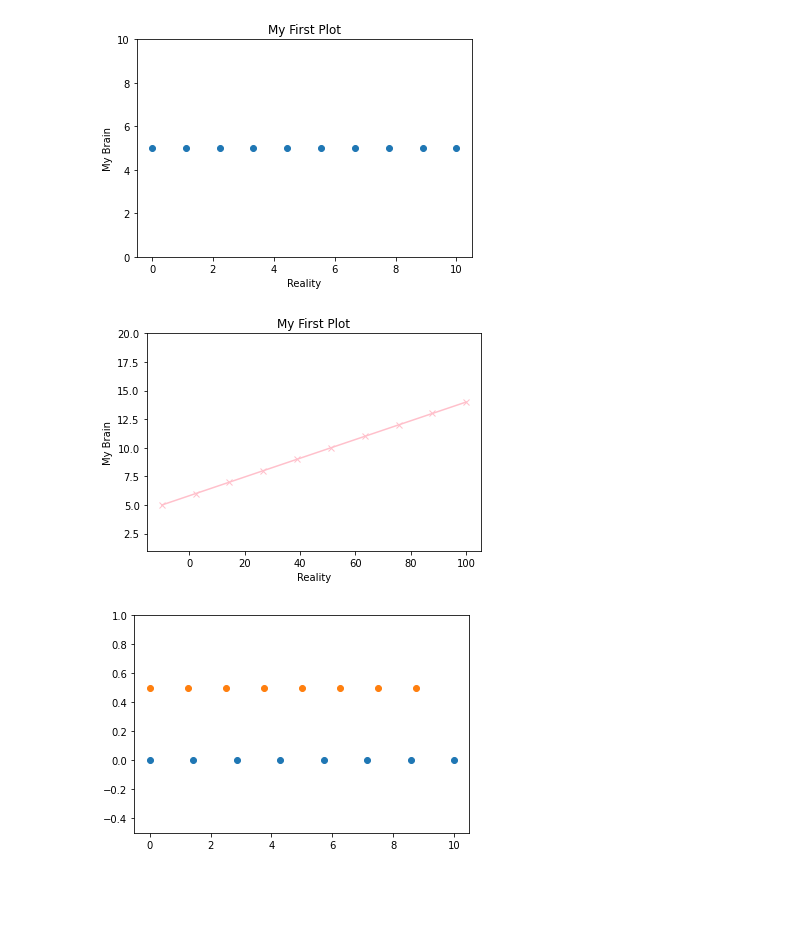
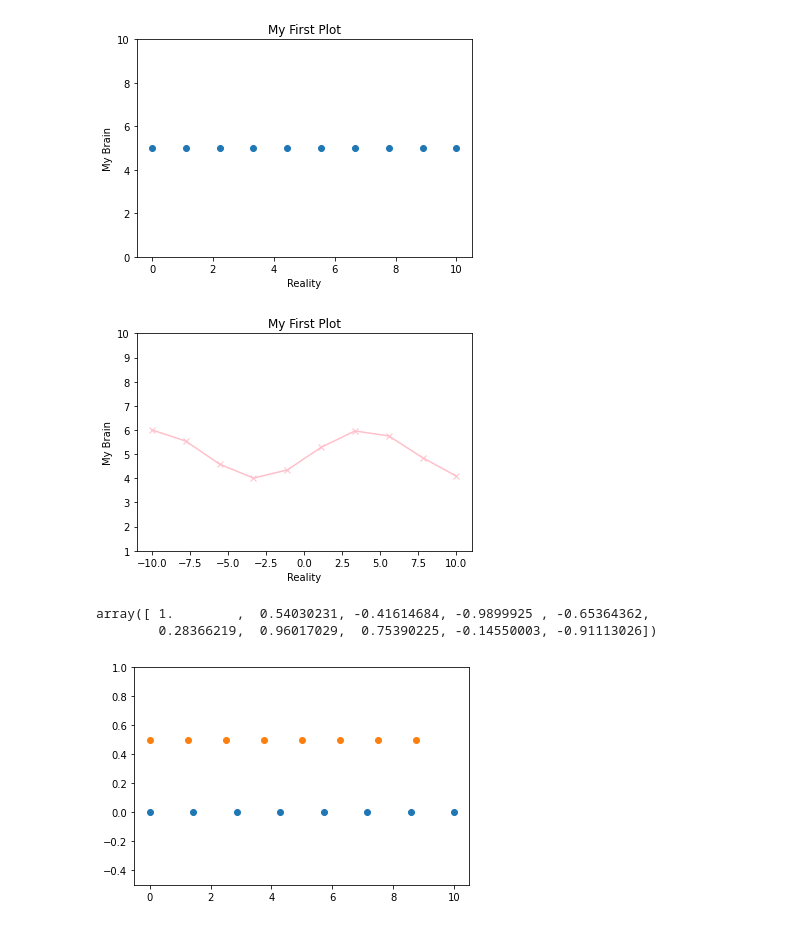
Before and after one commit to jadedocelot/Bin2rong, a Jupyter notebook: python/Udemy/Machine Learning with Python Data Science for Beginners/Data Types.ipynb, the cells around one changed output. Drawn from its saved outputs; the diff is of its cells as text; code cells hidden in the pictures; blank space fills up the shorter version.

```diff
--- a/python/Udemy/Machine Learning with Python Data Science for Beginners/Data Types.ipynb
+++ b/python/Udemy/Machine Learning with Python Data Science for Beginners/Data Types.ipynb
@@ -246,23 +246,29 @@ plt.show()
 [figure]
 # %%
 x_8 = np.arange(10)
+x_9 = np.cos(x_8)
 
 # X axis
-xAxis = np.linspace(-10,100, n, endpoint=True)
+xAxis = np.linspace(-10,10, n, endpoint=True)
 
-plt.plot(xAxis, x_8 + 5, color='pink', marker='x')
+plt.plot(xAxis, x_9 + 5, color='pink', marker='x')
 
 # Y axis
-plt.ylim([1,20])
+plt.ylim([1,10])
 # plot title
 plt.title("My First Plot")
 # X axis title
 plt.xlabel("Reality")
 # Y axis title
 plt.ylabel("My Brain")
 plt.show()
 # %% [output]
-[figure, old version]
+[figure, new version]
+# %%
+x_9
+# %% [output]
+array([ 1.        ,  0.54030231, -0.41614684, -0.9899925 , -0.65364362,
+        0.28366219,  0.96017029,  0.75390225, -0.14550003, -0.91113026])
 # %%
 N = 8
 y = np.zeros(N)
```
Also changed, not shown: 8 other files.
